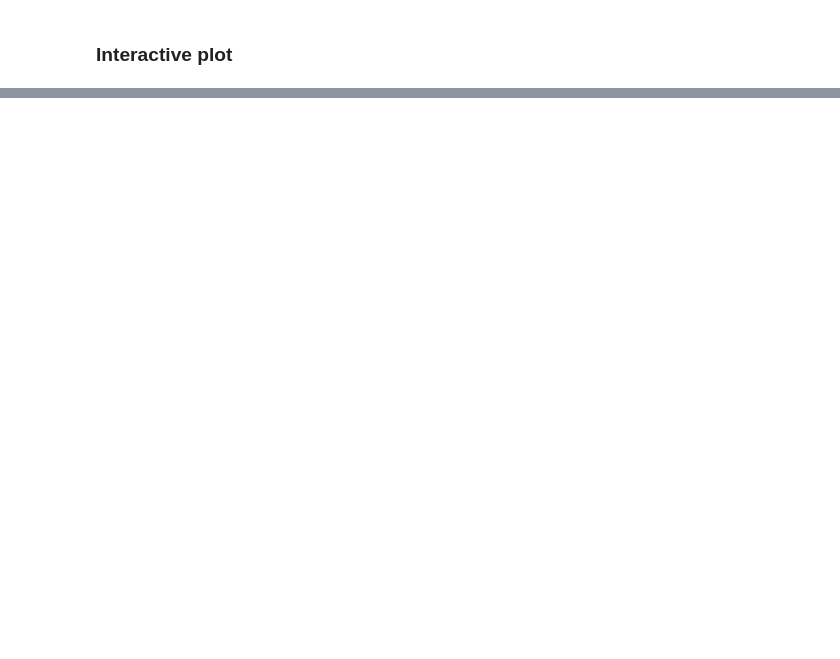
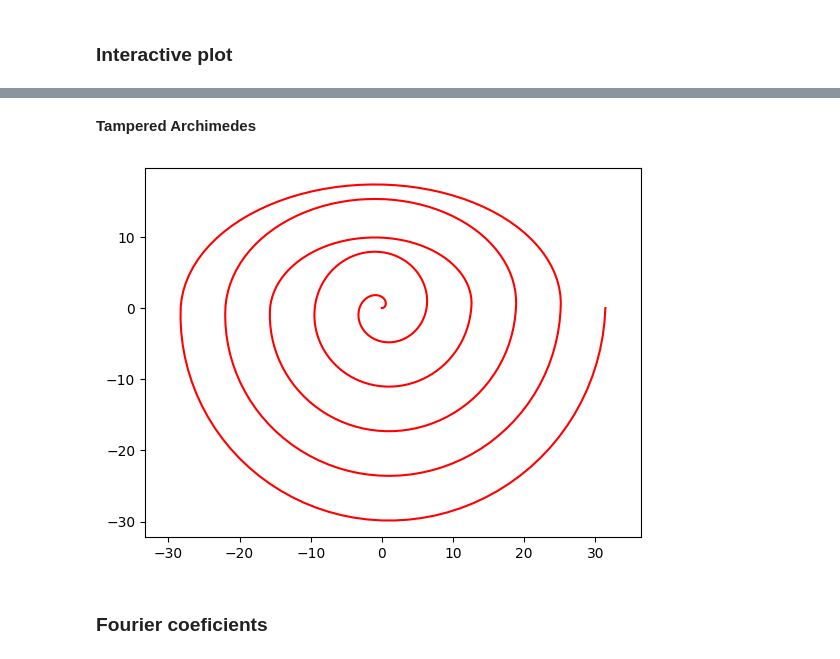
Before and after one commit to TheLegend442/drawing_spirals, a Jupyter notebook: fourier.ipynb, the cells around one changed output, grey strips where cells are left out. Cells and saved outputs as stored; diff of their text form; code cells hidden in the pictures; blank space fills up the shorter version.

```diff
--- a/fourier.ipynb
+++ b/fourier.ipynb
@@ -488,0 +583,18 @@ Error:
+# %% [markdown]
+**Tampered Archimedes**
+# %%
+theta_range = [0,10*np.pi]
+a0 = [1]*500
+b0 = [1]*200 + [0.7]*50 + [1]*50  + [0.75]*50 + [1]*50 + [0.65]*50 + [1]*50
+
+theta = np.linspace(theta_range[0], theta_range[1], 500)
+arch_x = a0*theta*np.cos(theta)
+arch_y = b0*theta*np.sin(theta)
+
+plt.plot(arch_x, arch_y, color='red')
+plt.axis('equal')
+plt.show()
+# %% [output]
+[figure, added]
+# %% [markdown]
+### Fourier coeficients
```
Also changed, not shown: parts of 46 cells of this notebook, 24 other files.
